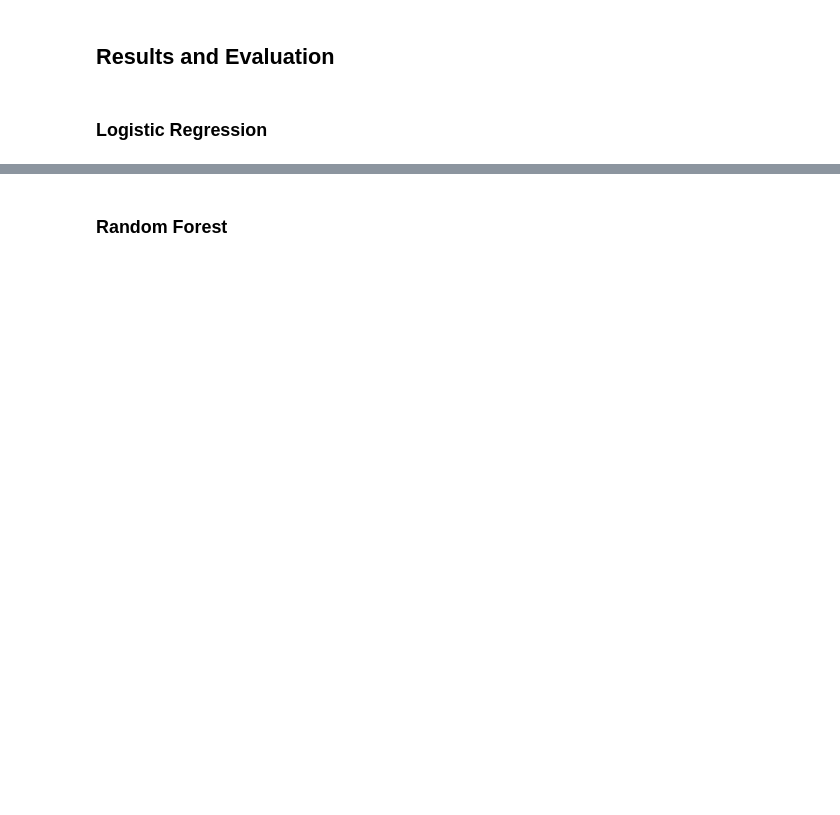
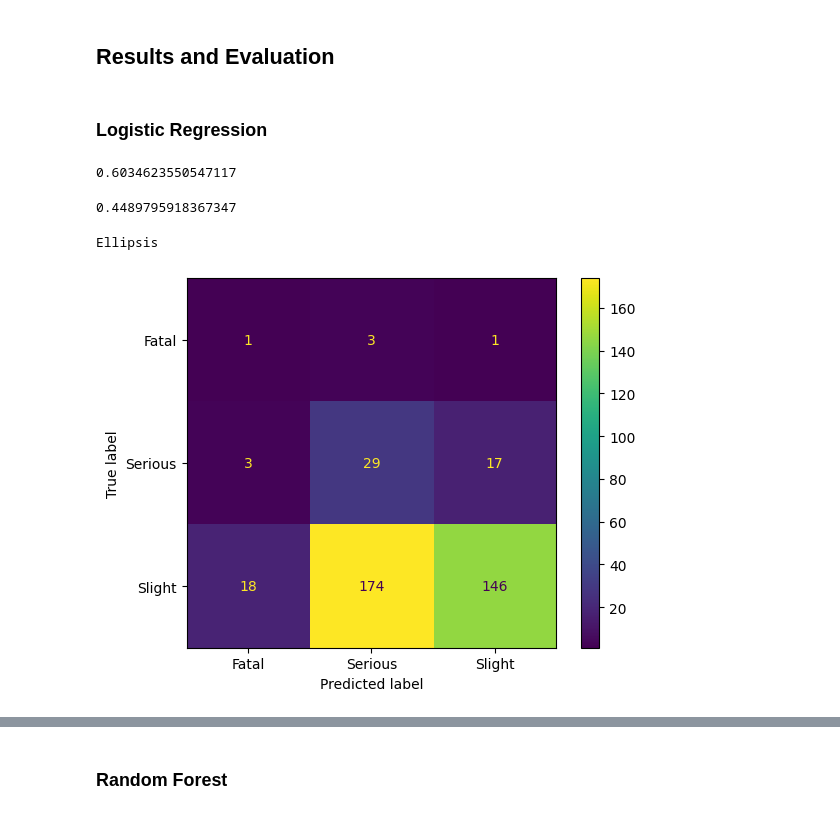
Before and after one commit to pyrocze/trafic_data_analysis, a Jupyter notebook: analysis.ipynb, the cells around one changed output, grey strips where cells are left out. Drawn from its saved outputs; the diff is of its cells as text; code cells hidden in the pictures; blank space fills up the shorter version.

```diff
--- a/analysis.ipynb
+++ b/analysis.ipynb
@@ -190,8 +197,8 @@ X_train['hour'] = month_extractor(X_train)
 X_test['hour'] = month_extractor(X_test)
 # %%
 numerical_variables = [
-     # 'Number_of_Casualties', # Leaks info about accident severity
-     # 'Number_of_Vehicles', # Leaks info about accident severity
+    # 'Number_of_Casualties', # Leaks info about accident severity
+    # 'Number_of_Vehicles', # Leaks info about accident severity
     'Speed_limit',
     'Age_of_Vehicle',
     'Engine_Capacity_.CC.',
@@ -201,22 +208,22 @@ nominal_variables = [
     'Day_of_Week',
     'month',
     'hour',
-    'Carriageway_Hazards',
+    # 'Carriageway_Hazards',  Too many missing values
     'Junction_Detail',
     'Pedestrian_Crossing-Human_Control',
     'Pedestrian_Crossing-Physical_Facilities',
     'Road_Type',
-    'Special_Conditions_at_Site',
+    # 'Special_Conditions_at_Site', Too many missing values
     'Urban_or_Rural_Area',
     'Weather_Conditions',
     'Driver_Home_Area_Type',
-    'Hit_Object_in_Carriageway',
-    'Hit_Object_off_Carriageway',
+    # 'Hit_Object_in_Carriageway', Too many missing values
+    # 'Hit_Object_off_Carriageway', Too many missing values
     'Junction_Location',
     'make',
     'Propulsion_Code',
     'Sex_of_Driver',
-    'Skidding_and_Overturning',
+    # 'Skidding_and_Overturning', Too many missing values
     'Towing_and_Articulation',
     'Vehicle_Leaving_Carriageway',
     'Vehicle_Location.Restricted_Lane',
@@ -357,7 +365,7 @@ from sklearn.ensemble import RandomForestClassifier
 from sklearn.model_selection import GridSearchCV
 
 decision_tree = DecisionTreeClassifier(random_state=RANDOM_STATE, class_weight='balanced')
-feaure_selection = RFE(estimator=decision_tree, n_features_to_select=50, step=1)
+feature_selection = RFE(estimator=decision_tree, n_features_to_select=50, step=1)
 # %% [markdown]
 ### Logistic Regression
 # %%
@@ -367,11 +375,13 @@ param_grid_regression = {
 }
 
 classification_pipeline_regression = Pipeline([
-    ('select', feaure_selection),
-    ('clf', LogisticRegression(penalty='l2', max_iter=1000, multi_class='multinomial', class_weight='balanced', random_state=RANDOM_STATE))
+    ('select', feature_selection),
+    ('clf', LogisticRegression(penalty='l2', max_iter=1000, multi_class='multinomial', class_weight='balanced',
+                               random_state=RANDOM_STATE))
 ])
 
-search_acc_regression = GridSearchCV(estimator=classification_pipeline_regression, param_grid=param_grid_regression, cv=10, scoring='accuracy', n_jobs=-1, verbose=2)
+search_acc_regression = GridSearchCV(estimator=classification_pipeline_regression, param_grid=param_grid_regression,
+                                     cv=10, scoring='accuracy', n_jobs=-1, verbose=2)
 
 search_acc_regression.fit(X_train_transformed, y_train)
 # %% [output]
@@ -444,5 +461,22 @@ Pipeline(steps=[('select',
 ### Logistic Regression
 # %%
 search_acc_regression.best_score_
+# %% [output]
+0.6034623550547117
 # %%
 search_acc_regression.score(X_test_transformed, y_test)
+# %% [output]
+0.4489795918367347
+# %%
+from sklearn import metrics
+
+y_pred_regression = search_acc_regression.predict(X_test_transformed)
+cnf_matrix_regression = metrics.confusion_matrix(y_test, y_pred_regression,
+                                                 labels=search_acc_regression.classes_)
+display = metrics.ConfusionMatrixDisplay(cnf_matrix_regression,
+                                         display_labels=label_encoder.classes_)
+display.plot()
+...
+# %% [output]
+Ellipsis
+[figure, added]
```
Also changed, not shown: parts of 17 cells of this notebook.
